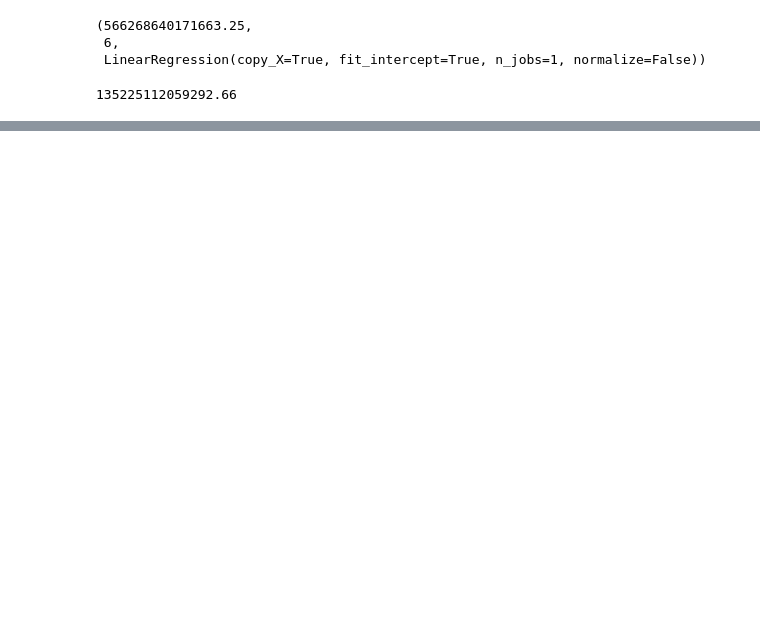
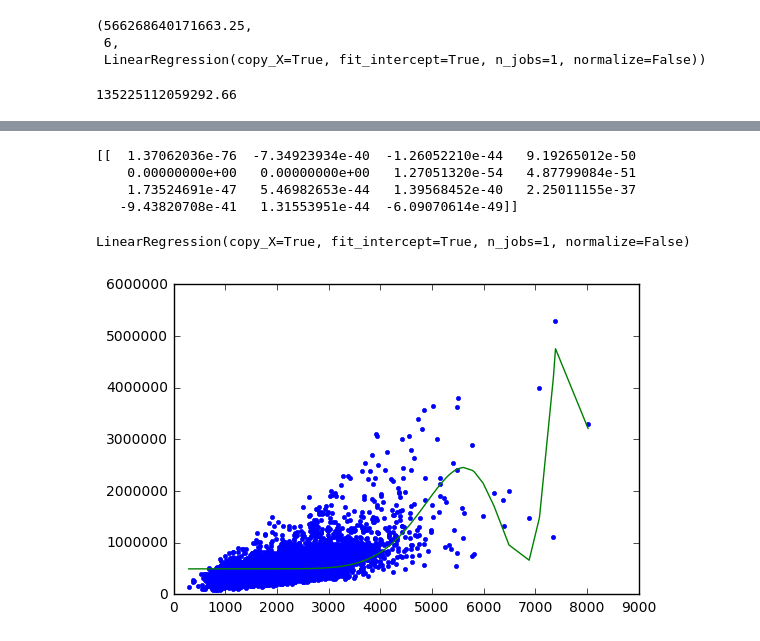
Before and after one commit to patelpri/test, a Jupyter notebook: Bias_Variance_tradeoff.ipynb, the cells around one changed output, grey strips where cells are left out. Saved outputs shown, nothing was run; the diff lists cells and outputs as text; code cells hidden in the pictures; blank space fills up the shorter version.

```diff
--- a/Bias_Variance_tradeoff.ipynb
+++ b/Bias_Variance_tradeoff.ipynb
@@ -160,0 +233,9 @@ predict = models[0][2].predict(test[features])
+# %%
+model_predict(15,house_set_4_data)
+# %% [output]
+[[  1.37062036e-76  -7.34923934e-40  -1.26052210e-44   9.19265012e-50
+    0.00000000e+00   0.00000000e+00   1.27051320e-54   4.87799084e-51
+    1.73524691e-47   5.46982653e-44   1.39568452e-40   2.25011155e-37
+   -9.43820708e-41   1.31553951e-44  -6.09070614e-49]]
+LinearRegression(copy_X=True, fit_intercept=True, n_jobs=1, normalize=False)
+[figure, added]
```
Also changed, not shown: parts of 32 cells of this notebook.
